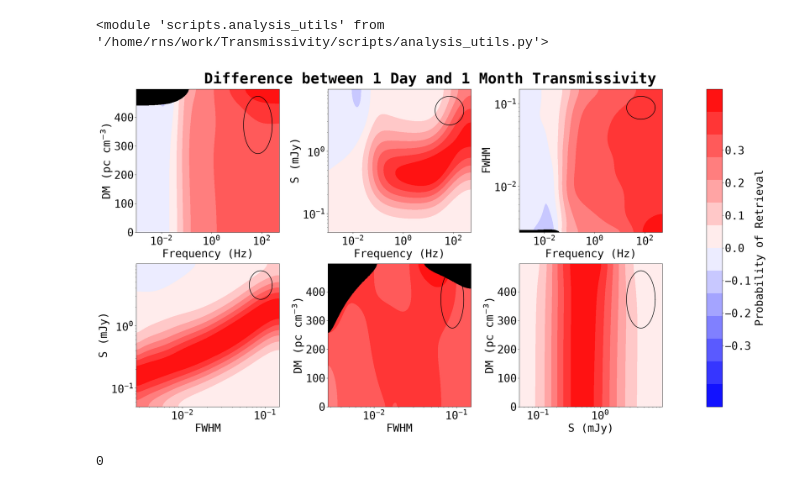
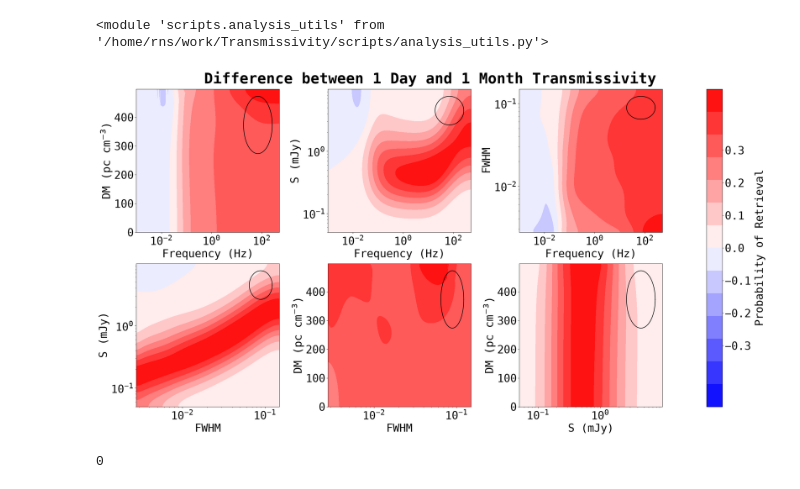
Before and after one commit to chime-sps/Transmissivity, a Jupyter notebook: results/injection_analysis_2d.ipynb, the cells around one changed output. Cells and saved outputs as stored; diff of their text form; code cells hidden in the pictures.

```diff
--- a/results/injection_analysis_2d.ipynb
+++ b/results/injection_analysis_2d.ipynb
@@ -531,17 +531,17 @@ importlib.reload(au)
 # %%
 min_injections = [np.minimum(inj_1, inj_30)
                   for inj_1, inj_30 in zip(injections_all_1, injections_all_30)]
 
-au.make_contour_map(mask_thin(diffs, min_injections, 20),
+au.make_contour_map(diffs,
                      bins1, bins2,
                      dev1, dev2,
                      'Difference between 1 Day and 1 Month Transmissivity',
                      ellipse_colors = ['k', 'k', 'k', 'k', 'k', 'k'],
                      cmap_diverging = True,
                      cmap = 'bwr',
                      )
 # %% [output]
-[figure, old version]
+[figure, new version]
 # %%
 low_freq_mask = day_data[:, f_idx] < 0.05
 low_flux_mask = day_data[:, S_idx] < 0.1
```
Also changed, not shown: parts of 2 cells of this notebook, 1 other file.
